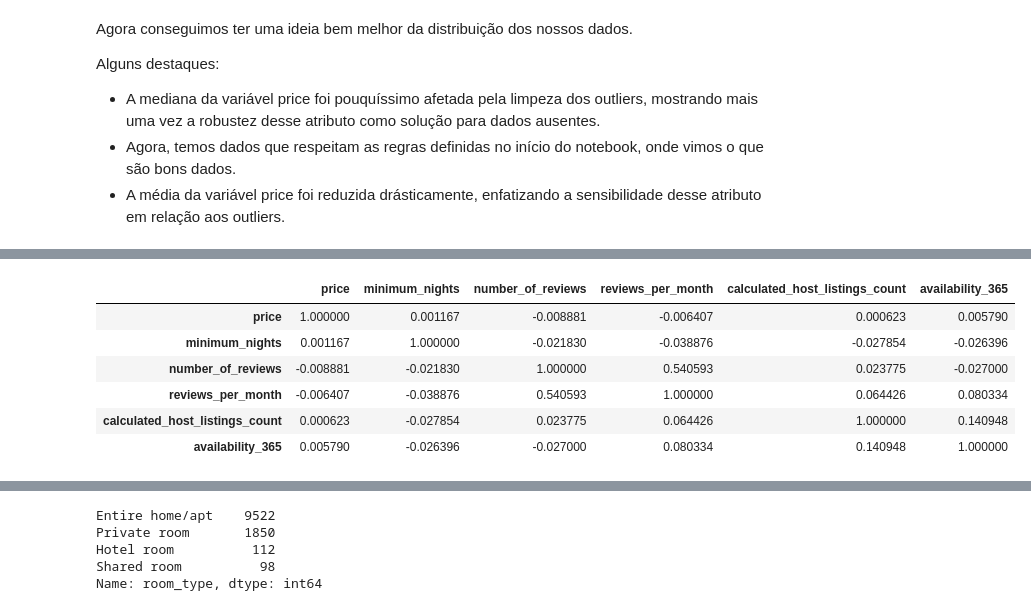
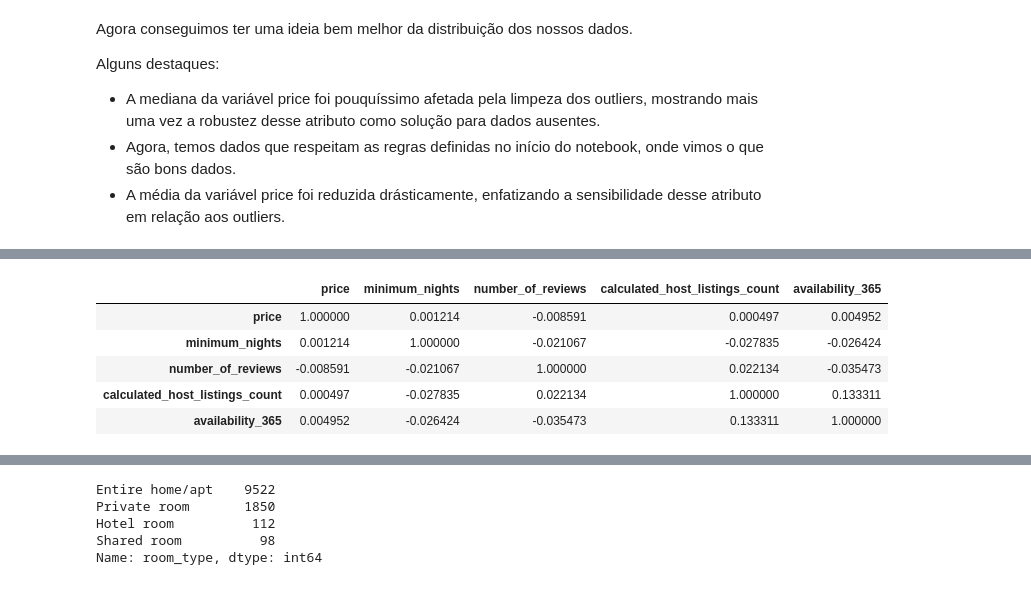
Before and after one commit to Asoares10/Data-Science, a Jupyter notebook: Análise dos Dados do Airbnb - Porto.ipynb, the cells around one changed output, grey strips where cells are left out. Cells and saved outputs as stored; diff of their text form; code cells hidden in the pictures.

```diff
--- a/Análise dos Dados do Airbnb - Porto.ipynb
+++ b/Análise dos Dados do Airbnb - Porto.ipynb
@@ -111,3 +98,12 @@ dtype: object
+# %%
+# verificando dados ausentes
+(df.isnull().sum()).sort_values(ascending=False)
+
+# mostrando a quantidade de dados ausentes por variável
+(df.isnull().sum()).sort_values(ascending=False)
+
+# dados ausentes por data
+df.set_index('last_review').isna().sum(level=0)
 # %%
 # excluindo colunas com dados faltantes
 df.drop(columns=['reviews_per_month', 'last_review'], inplace=True)
@@ -333,17 +407,16 @@ price: valores acima de 1500
 # %%
 # criar uma matriz de correlação
-corr = df [['price', 'minimum_nights', 'number_of_reviews', 'reviews_per_month',
+corr = df [['price', 'minimum_nights', 'number_of_reviews',
     'calculated_host_listings_count', 'availability_365']].corr()
 
 display(corr)
 # %% [output]
-|  | price | minimum_nights | number_of_reviews | reviews_per_month | calculated_host_listings_count | availability_365 |
-| price | 1.000000 | 0.001167 | -0.008881 | -0.006407 | 0.000623 | 0.005790 |
-| minimum_nights | 0.001167 | 1.000000 | -0.021830 | -0.038876 | -0.027854 | -0.026396 |
-| number_of_reviews | -0.008881 | -0.021830 | 1.000000 | 0.540593 | 0.023775 | -0.027000 |
-| reviews_per_month | -0.006407 | -0.038876 | 0.540593 | 1.000000 | 0.064426 | 0.080334 |
-| calculated_host_listings_count | 0.000623 | -0.027854 | 0.023775 | 0.064426 | 1.000000 | 0.140948 |
-| availability_365 | 0.005790 | -0.026396 | -0.027000 | 0.080334 | 0.140948 | 1.000000 |
+|  | price | minimum_nights | number_of_reviews | calculated_host_listings_count | availability_365 |
+| price | 1.000000 | 0.001214 | -0.008591 | 0.000497 | 0.004952 |
+| minimum_nights | 0.001214 | 1.000000 | -0.021067 | -0.027835 | -0.026424 |
+| number_of_reviews | -0.008591 | -0.021067 | 1.000000 | 0.022134 | -0.035473 |
+| calculated_host_listings_count | 0.000497 | -0.027835 | 0.022134 | 1.000000 | 0.133311 |
+| availability_365 | 0.004952 | -0.026424 | -0.035473 | 0.133311 | 1.000000 |
 # %%
 sns.heatmap(corr, cmap='RdBu', fmt='.2f', square=True, linecolor='white', annot=True);
 # %% [output]
```
Also changed, not shown: parts of 33 cells of this notebook.
